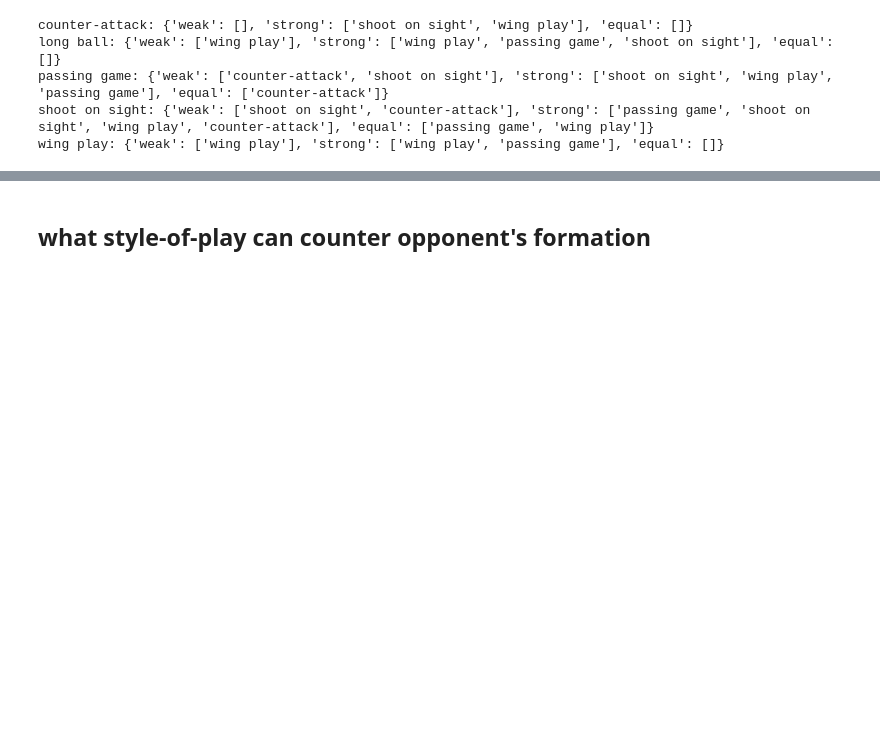
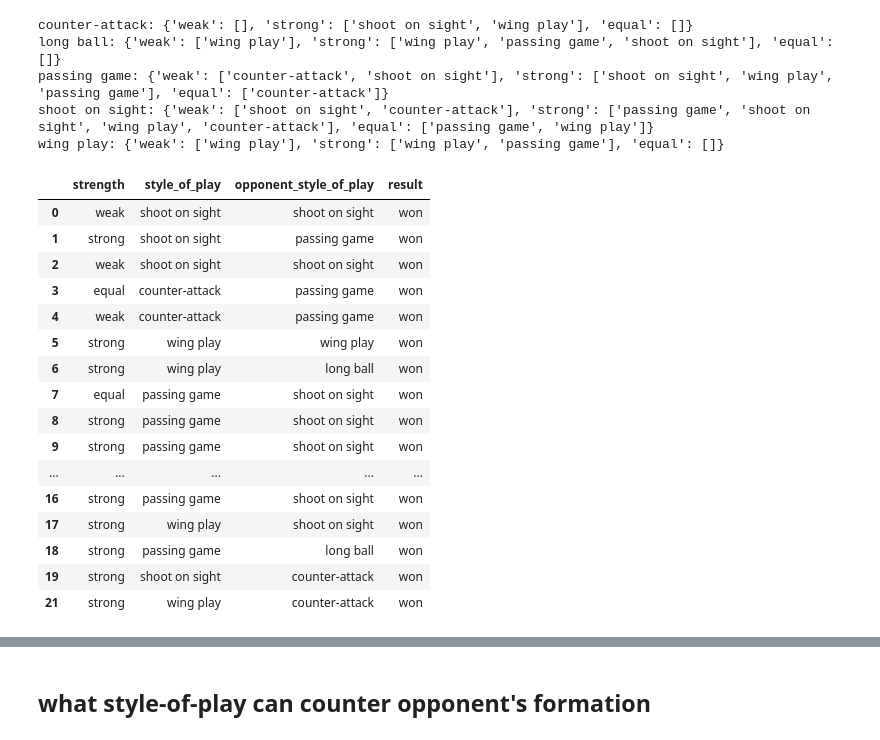
Before and after one commit to graceyudhaaa/osm-data-analysis, a Jupyter notebook: notebook/2.0-gys-tactic-recommendation.ipynb, the cells around one changed output, grey strips where cells are left out. Saved outputs shown, nothing was run; the diff lists cells and outputs as text; code cells hidden in the pictures; blank space fills up the shorter version.

Commit message:
style of play recommendation test

```diff
--- a/notebook/2.0-gys-tactic-recommendation.ipynb
+++ b/notebook/2.0-gys-tactic-recommendation.ipynb
@@ -262,3 +262,23 @@ long ball: {'weak': ['wing play'], 'strong': ['wing play', 'passing game', 'shoo
 passing game: {'weak': ['counter-attack', 'shoot on sight'], 'strong': ['shoot on sight', 'wing play', 'passing game'], 'equal': ['counter-attack']}
 shoot on sight: {'weak': ['shoot on sight', 'counter-attack'], 'strong': ['passing game', 'shoot on sight', 'wing play', 'counter-attack'], 'equal': ['passing game', 'wing play']}
 wing play: {'weak': ['wing play'], 'strong': ['wing play', 'passing game'], 'equal': []}
+# %%
+df[(df['result'] == 'won')][['strength', 'style_of_play', 'opponent_style_of_play', 'result']].head(20)
+# %% [output]
+|  | strength | style_of_play | opponent_style_of_play | result |
+| 0 | weak | shoot on sight | shoot on sight | won |
+| 1 | strong | shoot on sight | passing game | won |
+| 2 | weak | shoot on sight | shoot on sight | won |
+| 3 | equal | counter-attack | passing game | won |
+| 4 | weak | counter-attack | passing game | won |
+| 5 | strong | wing play | wing play | won |
+| 6 | strong | wing play | long ball | won |
+| 7 | equal | passing game | shoot on sight | won |
+| 8 | strong | passing game | shoot on sight | won |
+| 9 | strong | passing game | shoot on sight | won |
+| ... | ... | ... | ... | ... |
+| 16 | strong | passing game | shoot on sight | won |
+| 17 | strong | wing play | shoot on sight | won |
+| 18 | strong | passing game | long ball | won |
+| 19 | strong | shoot on sight | counter-attack | won |
+| 21 | strong | wing play | counter-attack | won |
```
Also changed, not shown: parts of 2 cells of this notebook, 2 other files.
